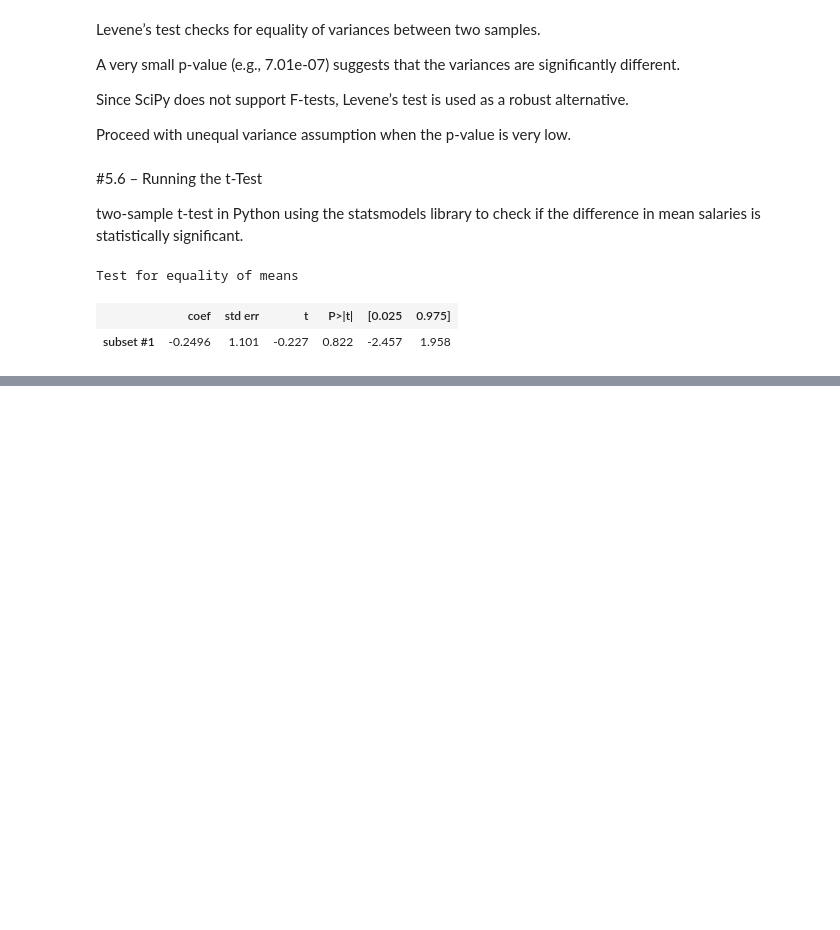
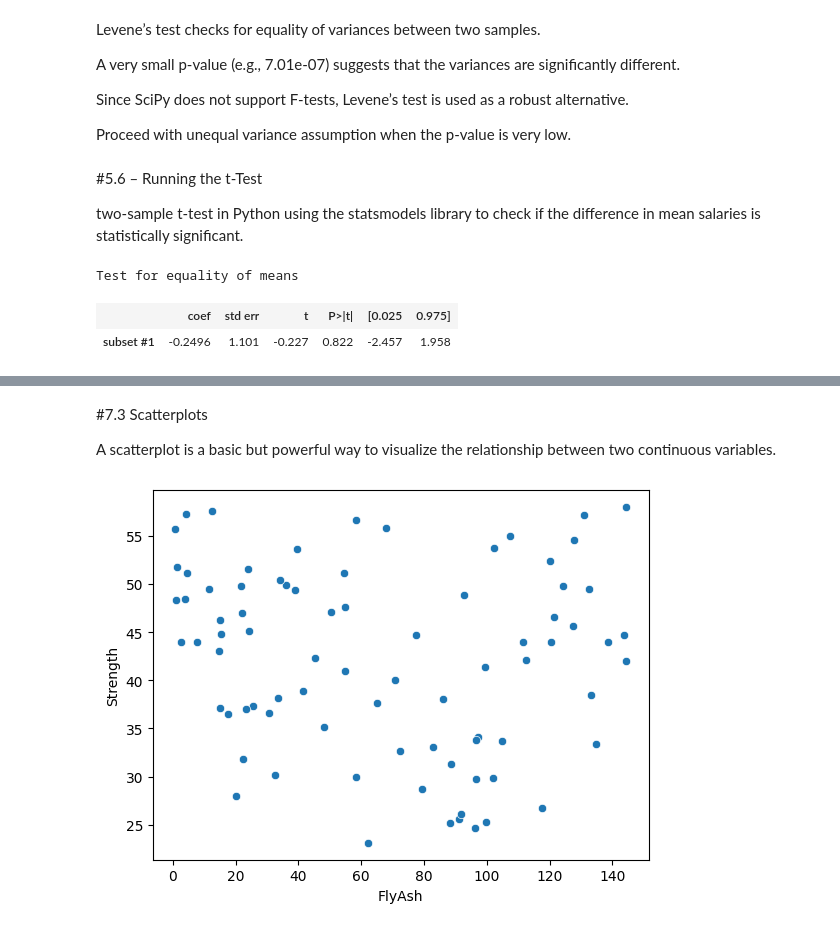
Before and after one commit to Aishaamalik/Data-Analysis-Intern, a Jupyter notebook: week_0.ipynb, the cells around one changed output, grey strips where cells are left out. Drawn from its saved outputs; the diff is of its cells as text; code cells hidden in the pictures; blank space fills up the shorter version.

```diff
--- a/week_0.ipynb
+++ b/week_0.ipynb
@@ -1270,0 +1379,6 @@ Test for equality of means
+# %%
+import pandas as pd
+
+# Load the dataset
+con = pd.read_csv('Data/ConcreteStrength.csv')
+con.head()
@@ -1270,0 +1411,12 @@ Test for equality of means
+# %%
+# Rename problematic columns
+con.rename(columns={
+    'Fly ash': 'FlyAsh',
+    'Coarse Aggr.': 'CoarseAgg',
+    'Fine Aggr.': 'FineAgg',
+    'Air Entrainment': 'AirEntrain',
+    'Compressive Strength (28-day)(Mpa)': 'Strength'
+}, inplace=True)
+
+# Preview the updated DataFrame
+con.head()
@@ -1270,0 +1430,4 @@ Test for equality of means
+# %%
+# Convert obvious categorical variables
+con['AirEntrain'] = con['AirEntrain'].astype('category')
+con.describe(include='category')
@@ -1270,0 +1440,12 @@ Test for equality of means
+# %% [markdown]
+#7.3 Scatterplots
+
+A scatterplot is a basic but powerful way to visualize the relationship between two continuous variables.
+# %%
+import seaborn as sns
+import matplotlib.pyplot as plt
+
+# Scatterplot using Seaborn
+sns.scatterplot(x="FlyAsh", y="Strength", data=con);
+# %% [output]
+[figure, added]
```
Also changed, not shown: parts of 20 cells of this notebook.
